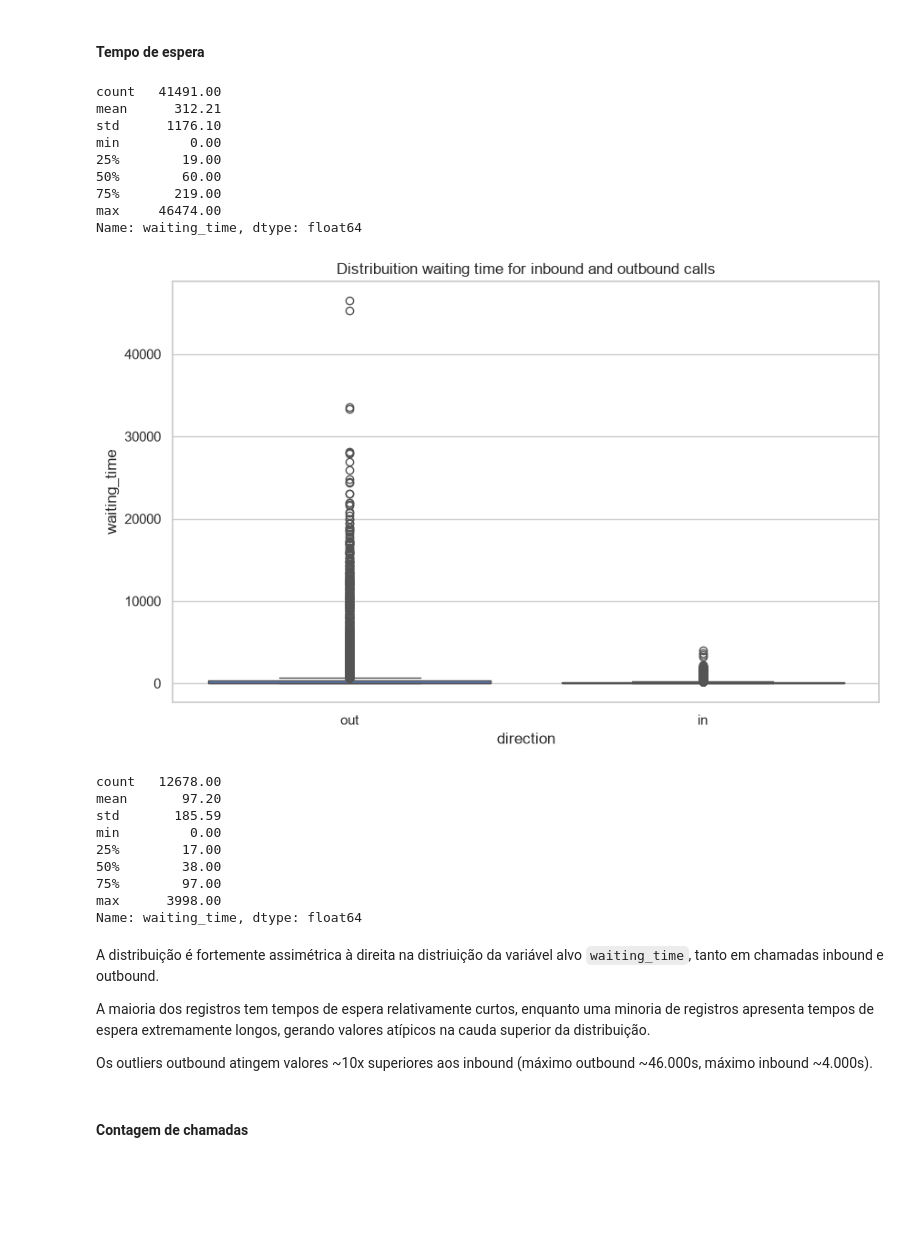
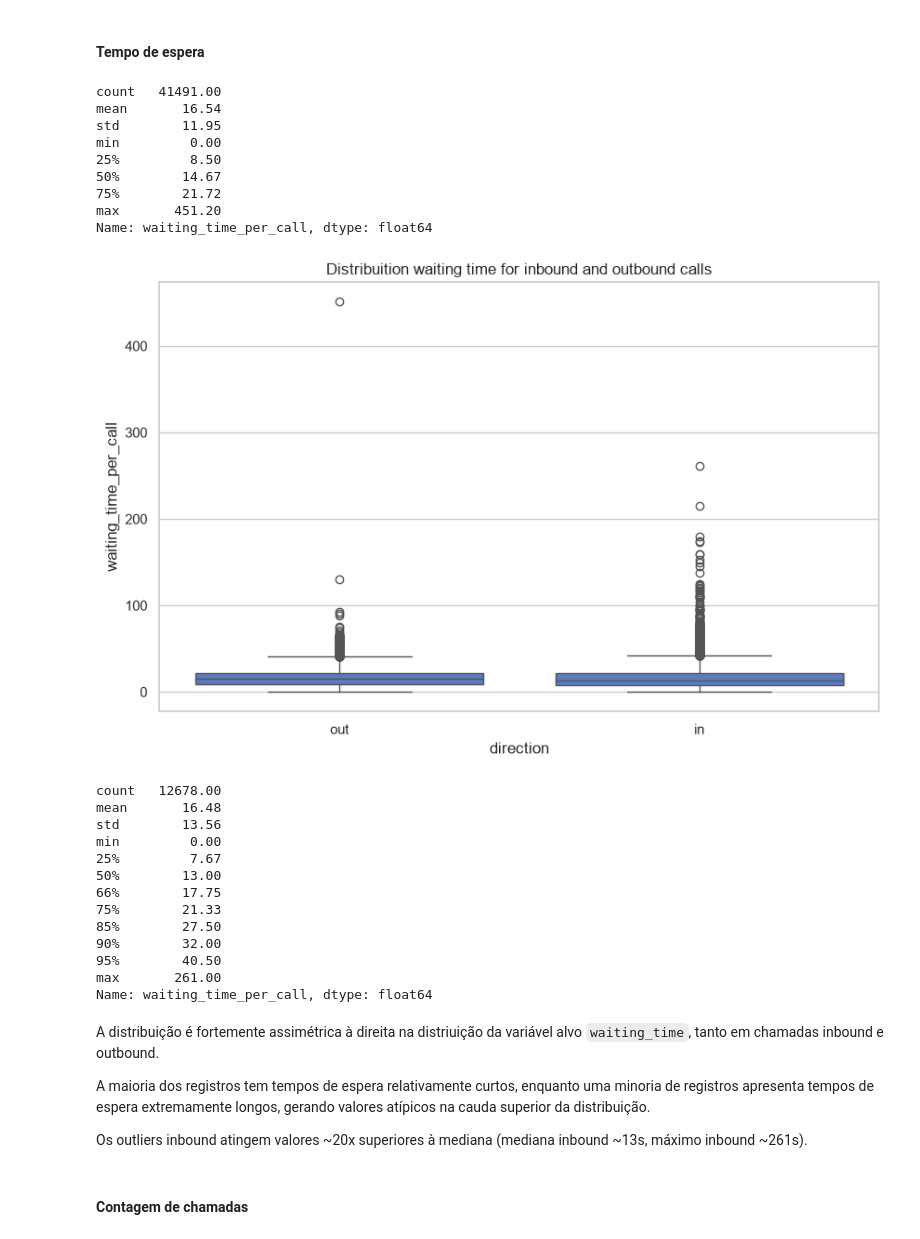
Before and after one commit to rodriguesbrian/tt14_call_me_maybe_project, a Jupyter notebook: notebook/analysis.ipynb, the cells around one changed output. Cells and saved outputs as stored; diff of their text form; code cells hidden in the pictures; blank space fills up the shorter version.

```diff
--- a/notebook/analysis.ipynb
+++ b/notebook/analysis.ipynb
@@ -336,6 +338,7 @@ clients['date_start'] = pd.to_datetime(clients['date_start'])
 # %%
 # criação coluna tempo de espera
 telecom['waiting_time'] = telecom['total_call_duration'] - telecom['call_duration']
+telecom['waiting_time_per_call'] = telecom['waiting_time'] / telecom['calls_count']
 print(f"Registros com tempo de espera negativo: {(telecom['waiting_time'] < 0).sum()}")
 # %% [output]
 Registros com tempo de espera negativo: 0
@@ -364,47 +367,51 @@ telecom_ops = telecom_ops[telecom_ops['internal'].notna()].copy()
 #### Tempo de espera
 # %%
 # descoberta características variável chave tempo de espera
-telecom_ops['waiting_time'].describe()
+telecom_ops['waiting_time_per_call'].describe()
 # %% [output]
 count   41491.00
-mean      312.21
-std      1176.10
+mean       16.54
+std        11.95
 min         0.00
-25%        19.00
-50%        60.00
-75%       219.00
-max     46474.00
-Name: waiting_time, dtype: float64
+25%         8.50
+50%        14.67
+75%        21.72
+max       451.20
+Name: waiting_time_per_call, dtype: float64
 # %%
 # criação boxplot para visualização variável contínua
 sns.boxplot(
     data=telecom_ops,
     x='direction',
-    y='waiting_time'
+    y='waiting_time_per_call'
 )
 plt.title('Distribuition waiting time for inbound and outbound calls')
 plt.show()
 # %% [output]
-[figure, old version]
+[figure, new version]
 # %%
 # descoberta características tempo de espera para chamadas inbound
-telecom_ops[telecom_ops['direction'] == 'in']['waiting_time'].describe()
+telecom_ops[telecom_ops['direction'] == 'in']['waiting_time_per_call'].describe(percentiles=[.25, .50, .66, .75, .85, .90, .95])
 # %% [output]
 count   12678.00
-mean       97.20
-std       185.59
+mean       16.48
+std        13.56
 min         0.00
-25%        17.00
-50%        38.00
-75%        97.00
-max      3998.00
-Name: waiting_time, dtype: float64
+25%         7.67
+50%        13.00
+66%        17.75
+75%        21.33
+85%        27.50
+90%        32.00
+95%        40.50
+max       261.00
+Name: waiting_time_per_call, dtype: float64
 # %% [markdown]
 A distribuição é fortemente assimétrica à direita na distriuição da variável alvo `waiting_time`, tanto em chamadas inbound e outbound.
 
 A maioria dos registros tem tempos de espera relativamente curtos, enquanto uma minoria de registros apresenta tempos de espera extremamente longos, gerando valores atípicos na cauda superior da distribuição.
 
-Os outliers outbound atingem valores ~10x superiores aos inbound (máximo outbound ~46.000s, máximo inbound ~4.000s).
+Os outliers inbound atingem valores ~20x superiores à mediana (mediana inbound ~13s, máximo inbound ~261s).
 # %% [markdown]
 #### Contagem de chamadas
 # %%
```
Also changed, not shown: parts of 28 cells of this notebook.
